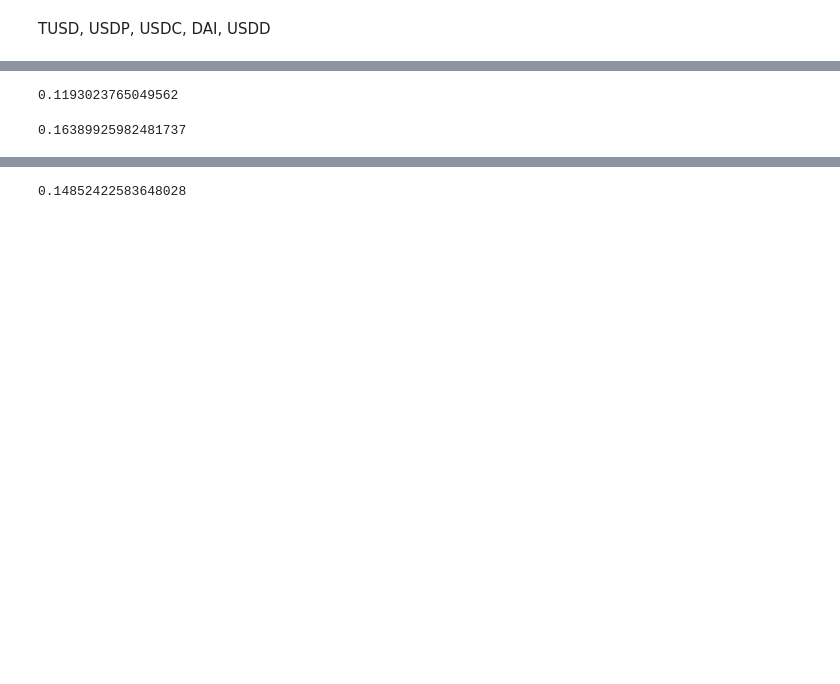
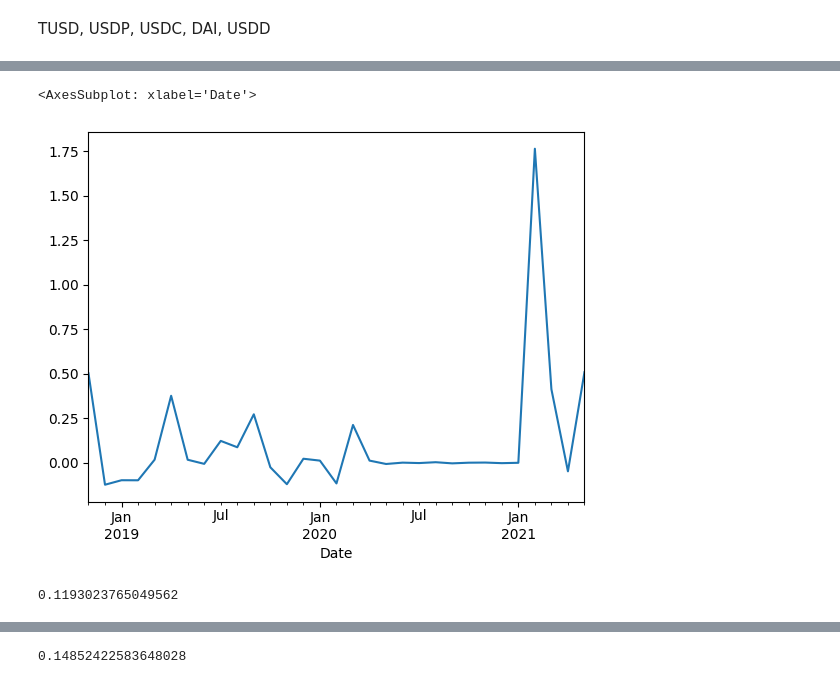
Before and after one commit to immortal16/OpenDeltaDeliverables, a Jupyter notebook: stablecoins.ipynb, the cells around one changed output, grey strips where cells are left out. Saved outputs shown, nothing was run; the diff lists cells and outputs as text; code cells hidden in the pictures; blank space fills up the shorter version.

```diff
--- a/stablecoins.ipynb
+++ b/stablecoins.ipynb
@@ -40,9 +46,15 @@ usdp_monthly['MC Change'] = usdp_monthly['Market Cap'].pct_change()
 
 usdp_monthly = usdp_monthly.replace([np.inf, -np.inf], np.nan).dropna()
 usdp_monthly_average = usdp_monthly['MC Change'].mean()
-usdp_monthly_average
-# %% [output]
-0.1193023765049562
+# %%
+usdp_monthly['MC Change'].plot()
+# %% [output]
+<AxesSubplot: xlabel='Date'>
+[figure, added]
+# %%
+usdp_monthly_average
+# %% [output]
+0.1193023765049562
 # %%
 scraper = CmcScraper('USDC', '01-01-2018', '01-01-2024')
 
@@ -59,6 +71,3 @@ usdc_monthly['MC Change'] = usdc_monthly['Market Cap'].pct_change()
 
 usdc_monthly = usdc_monthly.replace([np.inf, -np.inf], np.nan).dropna()
 usdc_monthly_average = usdc_monthly['MC Change'].mean()
-usdc_monthly_average
-# %% [output]
-0.16389925982481737
```
Also changed, not shown: parts of 11 cells of this notebook.
